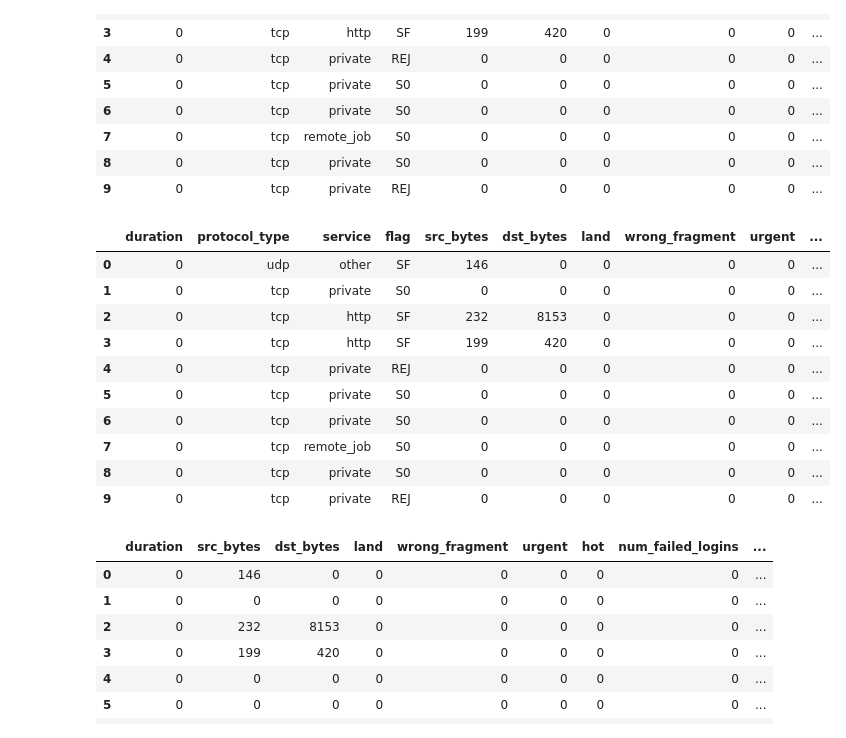
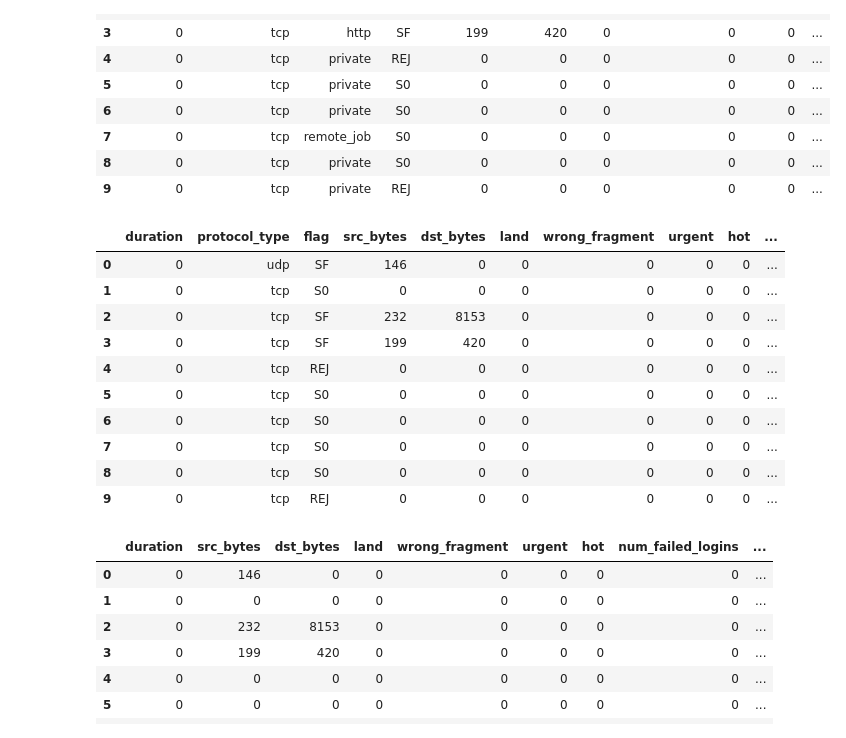
Before and after one commit to lamvwl/jupyterlite, a Jupyter notebook: IDS-NSL-KDD-RandomForest.ipynb, the cells around one changed output. Saved outputs shown, nothing was run; the diff lists cells and outputs as text; code cells hidden in the pictures.

Commit message:
Added Test data and transformations; Confusion plot; Refactoring

```diff
--- a/IDS-NSL-KDD-RandomForest.ipynb
+++ b/IDS-NSL-KDD-RandomForest.ipynb
@@ -4,10 +4,11 @@ import pandas as pd
 import matplotlib.pyplot as mplot
 import seaborn as sb
 
+data_training = pd.read_csv("./NSL-KDD-Dataset/KDDTrain+.txt")
+data_test = pd.read_csv("./NSL-KDD-Dataset/KDDTest+.txt")
 
-
-data_training = pd.read_csv("./NSL-KDD-Dataset/KDDTrain+.txt")
 dt = data_training
+dtest = data_test
 
 #Adding Column Headers
 columns = ([
@@ -58,6 +59,8 @@ columns = ([
 
 
 dt.columns = columns
+dtest.columns = columns
+
 
 # meta-summary
 # data_training.info()
@@ -276,8 +279,13 @@ pattern=r"_rate$"
 list_dt_rates = [item for item in dt if re.search(pattern, item)]
 print(list_dt_rates)
 
+list_dtest_rates = [item2 for item2 in dtest if re.search(pattern, item2)]
+
+
 # Drop any derived rate columns
 dt.drop(list_dt_rates, axis=1, inplace=True)
+dtest.drop(list_dtest_rates, axis=1, inplace=True)
+
 
 dt.head(10)
 # %% [output]
@@ -295,30 +303,39 @@ dt.head(10)
 | 9 | 0 | tcp | private | REJ | 0 | 0 | 0 | 0 | 0 | ... |
 # %%
 # Map normal traffic to 0, any attack to 1
-is_attack = dt.attack.map(lambda a: 0 if a == 'normal' else 1)
+is_attack_train = dt.attack.map(lambda a: 0 if a == 'normal' else 1)
+is_attack_test = dtest.attack.map(lambda a: 0 if a == 'normal' else 1)
+
 
 # dt['attack_flag'] = is_attack
-attack=pd.DataFrame(is_attack)
-attack.columns=['is_attack']
+attack_train=pd.DataFrame(is_attack_train)
+attack_train.columns=['is_attack']
+
+attack_test=pd.DataFrame(is_attack_test)
+attack_test.columns=['is_attack']
 
 # Dropping metadata columns for processing
-drop_list=['attack','level']
+# drop_list=['attack','level']
+#Adding 'service' since not comparable on Accuracy
+drop_list=['attack','level','service']
 
 dt.drop(drop_list, axis=1, inplace=True)
+dtest.drop(drop_list, axis=1, inplace=True)
+
 
 dt.head(10)
 # %% [output]
-|  | duration | protocol_type | service | flag | src_bytes | dst_bytes | land | wrong_fragment | urgent | ... |
-| 0 | 0 | udp | other | SF | 146 | 0 | 0 | 0 | 0 | ... |
-| 1 | 0 | tcp | private | S0 | 0 | 0 | 0 | 0 | 0 | ... |
-| 2 | 0 | tcp | http | SF | 232 | 8153 | 0 | 0 | 0 | ... |
-| 3 | 0 | tcp | http | SF | 199 | 420 | 0 | 0 | 0 | ... |
-| 4 | 0 | tcp | private | REJ | 0 | 0 | 0 | 0 | 0 | ... |
-| 5 | 0 | tcp | private | S0 | 0 | 0 | 0 | 0 | 0 | ... |
-| 6 | 0 | tcp | private | S0 | 0 | 0 | 0 | 0 | 0 | ... |
-| 7 | 0 | tcp | remote_job | S0 | 0 | 0 | 0 | 0 | 0 | ... |
-| 8 | 0 | tcp | private | S0 | 0 | 0 | 0 | 0 | 0 | ... |
-| 9 | 0 | tcp | private | REJ | 0 | 0 | 0 | 0 | 0 | ... |
+|  | duration | protocol_type | flag | src_bytes | dst_bytes | land | wrong_fragment | urgent | hot | ... |
+| 0 | 0 | udp | SF | 146 | 0 | 0 | 0 | 0 | 0 | ... |
+| 1 | 0 | tcp | S0 | 0 | 0 | 0 | 0 | 0 | 0 | ... |
+| 2 | 0 | tcp | SF | 232 | 8153 | 0 | 0 | 0 | 0 | ... |
+| 3 | 0 | tcp | SF | 199 | 420 | 0 | 0 | 0 | 0 | ... |
+| 4 | 0 | tcp | REJ | 0 | 0 | 0 | 0 | 0 | 0 | ... |
+| 5 | 0 | tcp | S0 | 0 | 0 | 0 | 0 | 0 | 0 | ... |
+| 6 | 0 | tcp | S0 | 0 | 0 | 0 | 0 | 0 | 0 | ... |
+| 7 | 0 | tcp | S0 | 0 | 0 | 0 | 0 | 0 | 0 | ... |
+| 8 | 0 | tcp | S0 | 0 | 0 | 0 | 0 | 0 | 0 | ... |
+| 9 | 0 | tcp | REJ | 0 | 0 | 0 | 0 | 0 | 0 | ... |
 # %%
 from sklearn.preprocessing import OneHotEncoder
 import numpy as np
```
Also changed, not shown: parts of 7 cells of this notebook.
